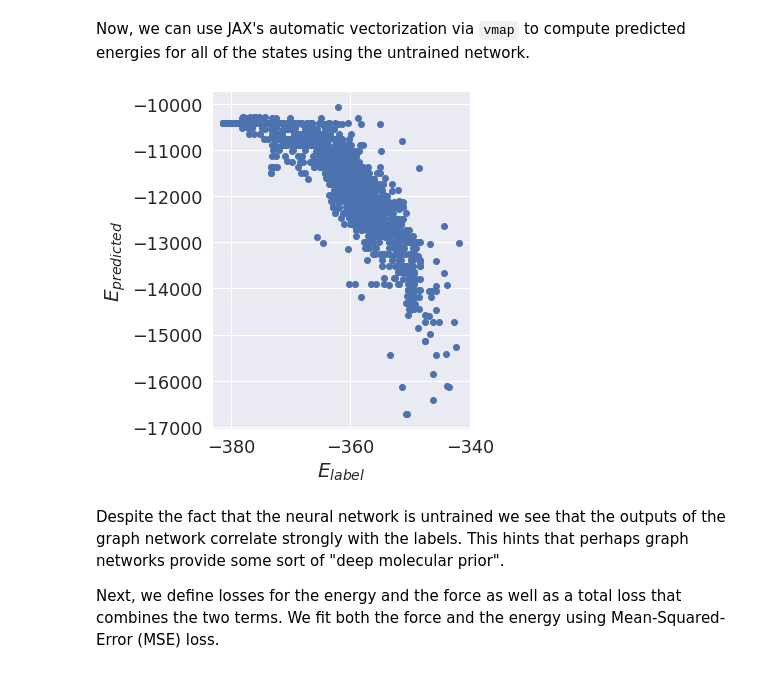
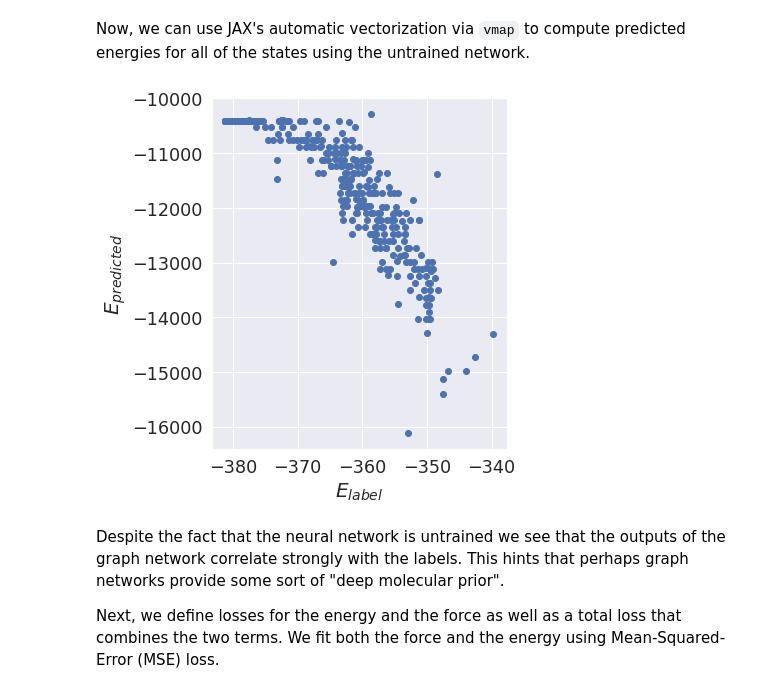
Before and after one commit to jax-md/jax-md, a Jupyter notebook: notebooks/neural_networks.ipynb, the cells around one changed output. Drawn from its saved outputs; the diff is of its cells as text; code cells hidden in the pictures.

```diff
--- a/notebooks/neural_networks.ipynb
+++ b/notebooks/neural_networks.ipynb
@@ -56,6 +56,7 @@ def format_plot(x, y):
   plt.ylabel(y, fontsize=20)
 
 def finalize_plot(shape=(1, 1)):
+  plt.gcf().set_facecolor('white')
   plt.gcf().set_size_inches(
     shape[0] * 1.5 * plt.gcf().get_size_inches()[1],
     shape[1] * 1.5 * plt.gcf().get_size_inches()[1])
@@ -70,8 +71,8 @@ def draw_training(params):
   plt.xlim([0, train_epochs])
   format_plot('Epoch', '$L$')
   plt.subplot(1, 2, 2)
-  predicted = vmap(energy_fn, (None, 0))(params, positions)
-  plt.plot(energies, predicted, 'o')
+  predicted = vmap(energy_fn, (None, 0))(params, example_positions)
+  plt.plot(example_energies, predicted, 'o')
   plt.plot(np.linspace(-400, -300, 10), np.linspace(-400, -300, 10), '--')
   format_plot('$E_{label}$', '$E_{prediction}$')
   finalize_plot((2, 1))
@@ -216,11 +215,18 @@ predicted = vmap(energy_fn, (None, 0))(params, positions)
+# %%
+n_predictions = 500
+example_positions = positions[:n_predictions]
+example_energies = energies[:n_predictions]
+example_forces = forces[:n_predictions]
+
+predicted = vmap(energy_fn, (None, 0))(params, example_positions)
 # %%
-plt.plot(energies, predicted, 'o')
+plt.plot(example_energies, predicted, 'o')
 
 format_plot('$E_{label}$', '$E_{predicted}$')
 
 finalize_plot((1, 1))
 # %% [output]
-[figure, old version]
+[figure, new version]
 # %% [markdown]
 Despite the fact that the neural network is untrained we see that the outputs of the graph network correlate strongly with the labels. This hints that perhaps graph networks provide some sort of "deep molecular prior".
 
```
Also changed, not shown: parts of 8 cells of this notebook.
